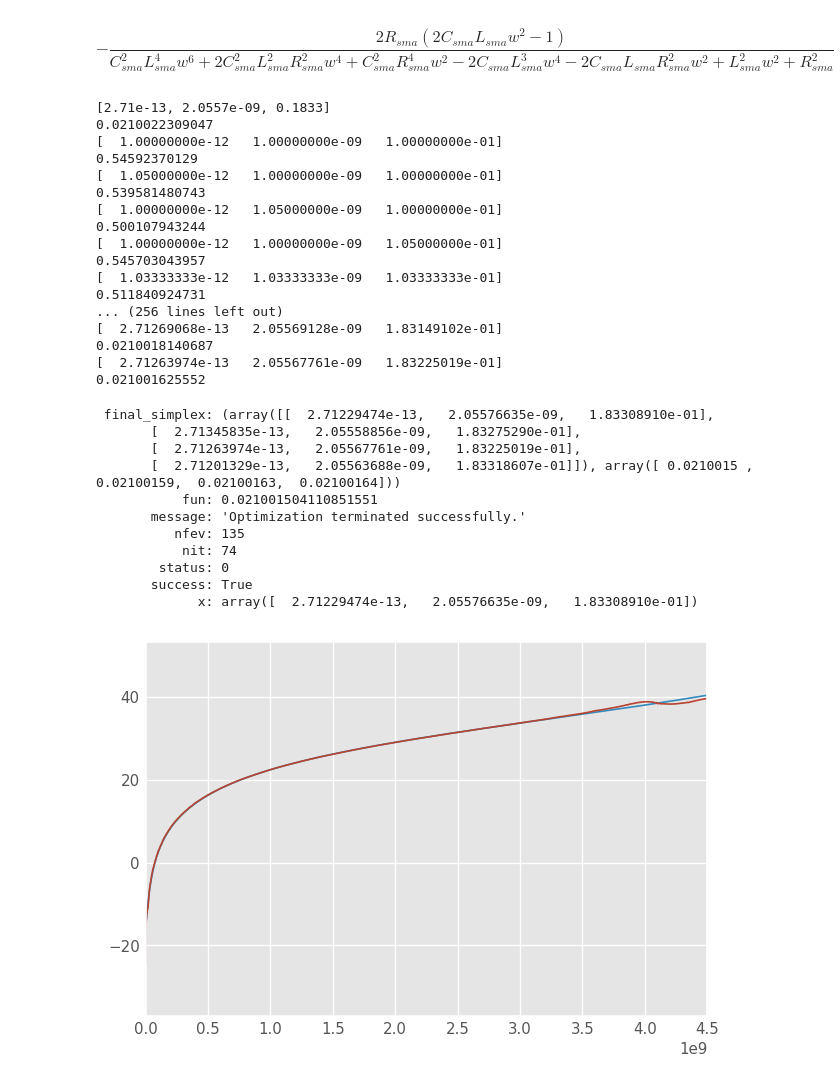
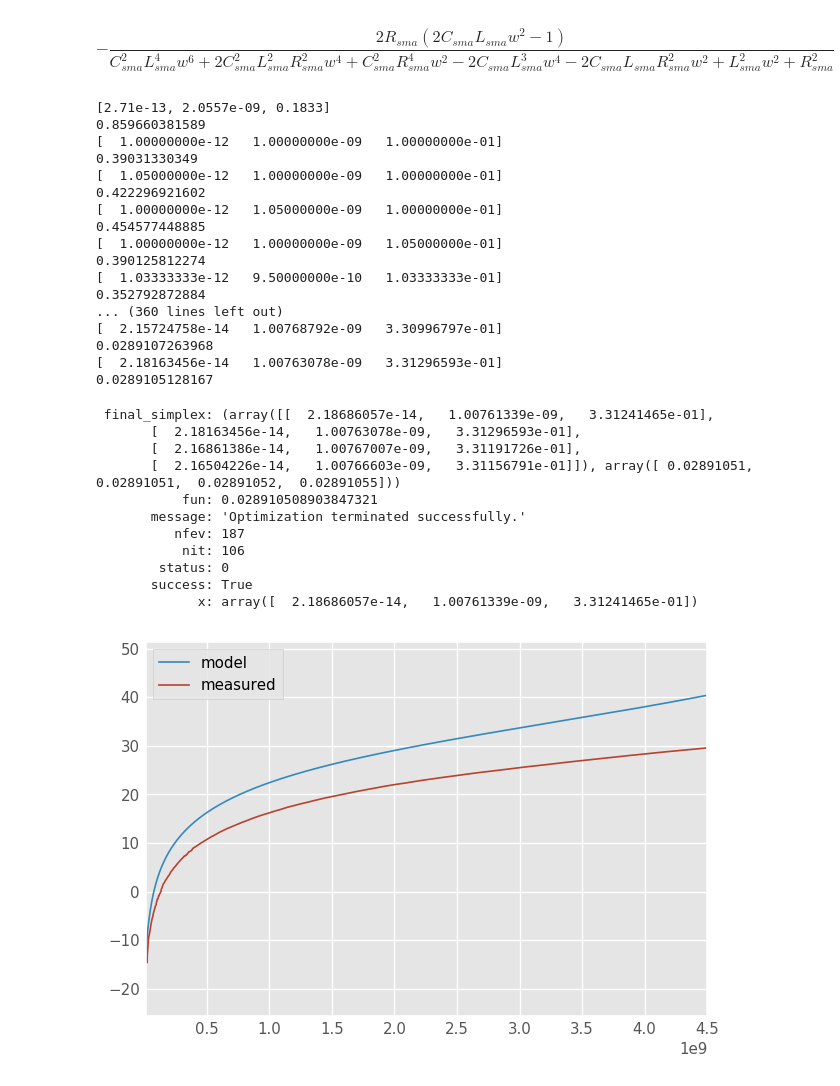
Before and after one commit to vighneshiyer/ee142_labs, a Jupyter notebook: lab1_redux/Lab1_Notebook.ipynb, the cells around one changed output. Drawn from its saved outputs; the diff is of its cells as text; code cells hidden in the pictures.

```diff
--- a/lab1_redux/Lab1_Notebook.ipynb
+++ b/lab1_redux/Lab1_Notebook.ipynb
@@ -50,7 +50,7 @@ $$- \frac{i \left(i L_{sma} w + R_{sma}\right)}{C_{sma} w \left(i L_{sma} w + R_
 $$- \frac{2 R_{sma} \left(2 C_{sma} L_{sma} w^{2} - 1\right)}{C_{sma}^{2} L_{sma}^{4} w^{6} + 2 C_{sma}^{2} L_{sma}^{2} R_{sma}^{2} w^{4} + C_{sma}^{2} R_{sma}^{4} w^{2} - 2 C_{sma} L_{sma}^{3} w^{4} - 2 C_{sma} L_{sma} R_{sma}^{2} w^{2} + L_{sma}^{2} w^{2} + R_{sma}^{2}}$$
 # %%
 # Characterization of the SMA dummy short (model fitting)
-sma_dummy_short_s_params_measured = rf.Network('data/sma_dummy_short.S2P')
+sma_dummy_short_s_params_measured = rf.Network('data/sma_dummy_short_new_cal.S2P')
 
 measured_freqs_omega = sma_dummy_short_s_params_measured.frequency.w
 measured_freqs_f = np.divide(measured_freqs_omega, 2 * np.pi)
@@ -63,52 +63,53 @@ def sma_dummy_short_z11_loss_fn(var, plot=False):
     C_sma = np.tile(var[0], len(measured_freqs_f))
     L_sma = np.tile(var[1], len(measured_freqs_f))
     R_sma = np.tile(var[2], len(measured_freqs_f))
     Z11_model = sma_dummy_short_Z11_model(measured_freqs_omega, C_sma, L_sma, R_sma)
     if plot:
         plt.figure()
         plt.plot(measured_freqs_f, 20*np.log10(np.abs(Z11_model)))
         plt.plot(measured_freqs_f, 20*np.log10(np.abs(measured_Z11)))
+        plt.legend(['model', 'measured'])
     #MSE = (1.0 / len(measured_freqs_f)) * np.sum(np.square(np.abs(np.subtract(np.log10(Z11_model), np.log10(measured_Z11)))))
     MSE = (1.0 / len(measured_freqs_f)) \
         * np.sum(np.abs(np.subtract(np.log(np.abs(Z11_model)), np.log(np.abs(measured_Z11)))))
     print(MSE)
     return MSE
 
 sma_dummy_short_z11_loss_fn([0.271e-12, 2.0557e-9, 183.3e-3], plot=True)
 scipy.optimize.minimize(sma_dummy_short_z11_loss_fn, (1e-12, 1e-9, 100e-3), method='Nelder-Mead', options={'fatol': 0.000001})
 #scipy.optimize.minimize(sma_dummy_short_z11_loss_fn, (0.254e-12, 2e-9, 51e-3), \
 #                        bounds=((0, 10e-12), (0, 10e-9), (10e-3, 1000e-3)), method='SLSQP', options={'eps':1e-6})
 #plt.figure()
 #freqs = np.linspace(100e3, 20e9, 1000)
 #plt.plot(freqs, 20*np.log10([sma_dummy_short_Z11_model(freq*2*np.pi, 0.254e-12, 2.0877e-9, 51.7e-3) for freq in freqs]))
 # %% [output]
 [2.71e-13, 2.0557e-09, 0.1833]
-0.0210022309047
+0.859660381589
 [  1.00000000e-12   1.00000000e-09   1.00000000e-01]
-0.54592370129
+0.39031330349
 [  1.05000000e-12   1.00000000e-09   1.00000000e-01]
-0.539581480743
+0.422296921602
 [  1.00000000e-12   1.05000000e-09   1.00000000e-01]
-0.500107943244
+0.454577448885
 [  1.00000000e-12   1.00000000e-09   1.05000000e-01]
-0.545703043957
-[  1.03333333e-12   1.03333333e-09   1.03333333e-01]
-0.511840924731
-... (256 lines left out)
-[  2.71269068e-13   2.05569128e-09   1.83149102e-01]
-0.0210018140687
-[  2.71263974e-13   2.05567761e-09   1.83225019e-01]
-0.021001625552
+0.390125812274
+[  1.03333333e-12   9.50000000e-10   1.03333333e-01]
+0.352792872884
+... (360 lines left out)
+[  2.15724758e-14   1.00768792e-09   3.30996797e-01]
+0.0289107263968
+[  2.18163456e-14   1.00763078e-09   3.31296593e-01]
+0.0289105128167
- final_simplex: (array([[  2.71229474e-13,   2.05576635e-09,   1.83308910e-01],
-       [  2.71345835e-13,   2.05558856e-09,   1.83275290e-01],
-       [  2.71263974e-13,   2.05567761e-09,   1.83225019e-01],
-       [  2.71201329e-13,   2.05563688e-09,   1.83318607e-01]]), array([ 0.0210015 ,  0.02100159,  0.02100163,  0.02100164]))
-           fun: 0.021001504110851551
+ final_simplex: (array([[  2.18686057e-14,   1.00761339e-09,   3.31241465e-01],
+       [  2.18163456e-14,   1.00763078e-09,   3.31296593e-01],
+       [  2.16861386e-14,   1.00767007e-09,   3.31191726e-01],
+       [  2.16504226e-14,   1.00766603e-09,   3.31156791e-01]]), array([ 0.02891051,  0.02891051,  0.02891052,  0.02891055]))
+           fun: 0.028910508903847321
        message: 'Optimization terminated successfully.'
-          nfev: 135
-           nit: 74
+          nfev: 187
+           nit: 106
         status: 0
        success: True
-             x: array([  2.71229474e-13,   2.05576635e-09,   1.83308910e-01])
+             x: array([  2.18686057e-14,   1.00761339e-09,   3.31241465e-01])
-[figure, old version]
+[figure, new version]
 # %%
```
Also changed, not shown: parts of 1 cell of this notebook, 5 other files.
